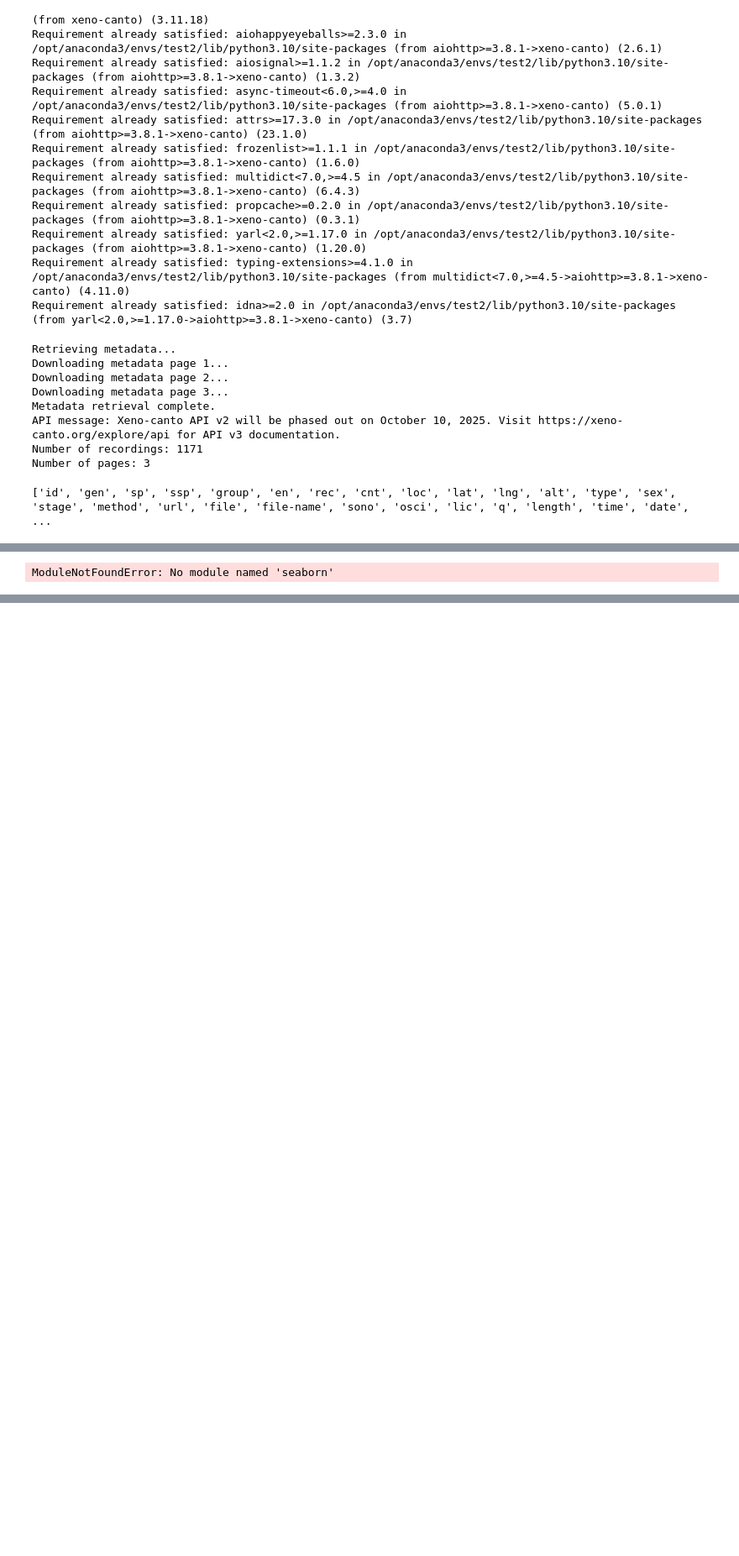
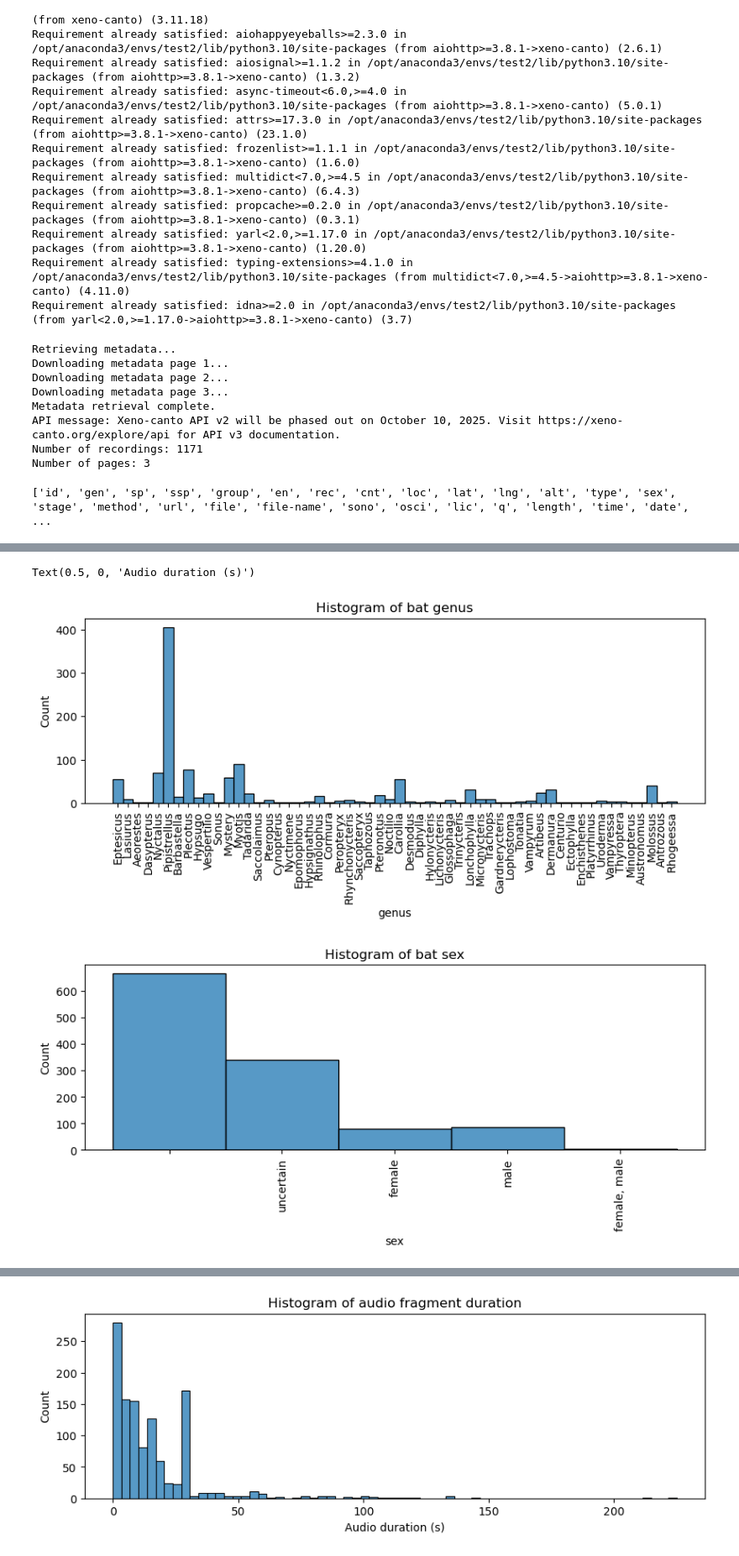
Before and after one commit to Jip-M/Applied-ML-Template, a Jupyter notebook: notebooks/exploration.ipynb, the cells around one changed output, grey strips where cells are left out. Shown: that part at 84% size. Drawn from its saved outputs; the diff is of its cells as text; code cells hidden in the pictures; blank space fills up the shorter version.

Commit message:
Modified histogram code to create more readable names/plots (old commit, rebased)

```diff
--- a/notebooks/exploration.ipynb
+++ b/notebooks/exploration.ipynb
@@ -70,4 +70,6 @@ def to_seconds(x):
     return mins * 60 + secs
 
 all_data['length'] = all_data['length'].apply(to_seconds)
-data = all_data[["id", "gen", "sp", "en", "cnt", "loc", "type", "sex", "length", "dvc", "mic"]]
+all_data = all_data.rename(columns={"gen": "genus", "en": "english_name", "cnt": "country", "type": "call_type", "length": "audio_length", "dvc": "device", "mic": "microphone"})
+data = all_data[["id", "genus", "english_name", "country", "call_type", "sex", "audio_length", "device", "microphone"]]
+data.head()
@@ -74,20 +83,32 @@ data = all_data[["id", "gen", "sp", "en", "cnt", "loc", "type", "sex", "length",
 # %%
 import matplotlib.pyplot as plt
 import seaborn
 
 fig, ax = plt.subplots(figsize=(10,3))
 ax.tick_params(axis='x', labelrotation=90)
-seaborn.histplot(x="gen", data=data, ax=ax)
+ax.set_title("Histogram of bat genus")
+seaborn.histplot(x="genus", data=data, ax=ax)
 
 fig, ax = plt.subplots(figsize=(10,3))
 ax.tick_params(axis='x', labelrotation=90)
+ax.set_title("Histogram of bat sex")
 seaborn.histplot(x="sex", data=data, ax=ax)
 
 fig, ax = plt.subplots(figsize=(10,3))
 ax.tick_params(axis='x', labelrotation=90)
-seaborn.histplot(x="cnt", data=data, ax=ax)
+ax.set_title("Histogram of country of observation")
+seaborn.histplot(x="country", data=data, ax=ax)
 
 fig, ax = plt.subplots(figsize=(10,3))
-seaborn.histplot(x="length", data=data)
+ax.tick_params(axis='x', labelrotation=90)
+ax.set_title("Histogram of call type")
+seaborn.histplot(x="call_type", data=data, ax=ax)
+
+fig, ax = plt.subplots(figsize=(10,3))
+ax = seaborn.histplot(x="audio_length", data=data)
+ax.set_title("Histogram of audio fragment duration")
+ax.set_xlabel("Audio duration (s)")
 # %% [output]
-ModuleNotFoundError: No module named 'seaborn'
+Text(0.5, 0, 'Audio duration (s)')
+[figure, added]
+[figure, added]
@@ -93,0 +117 @@ ModuleNotFoundError: No module named 'seaborn'
+[figure, added]
```
Also changed, not shown: parts of 2 cells of this notebook.
